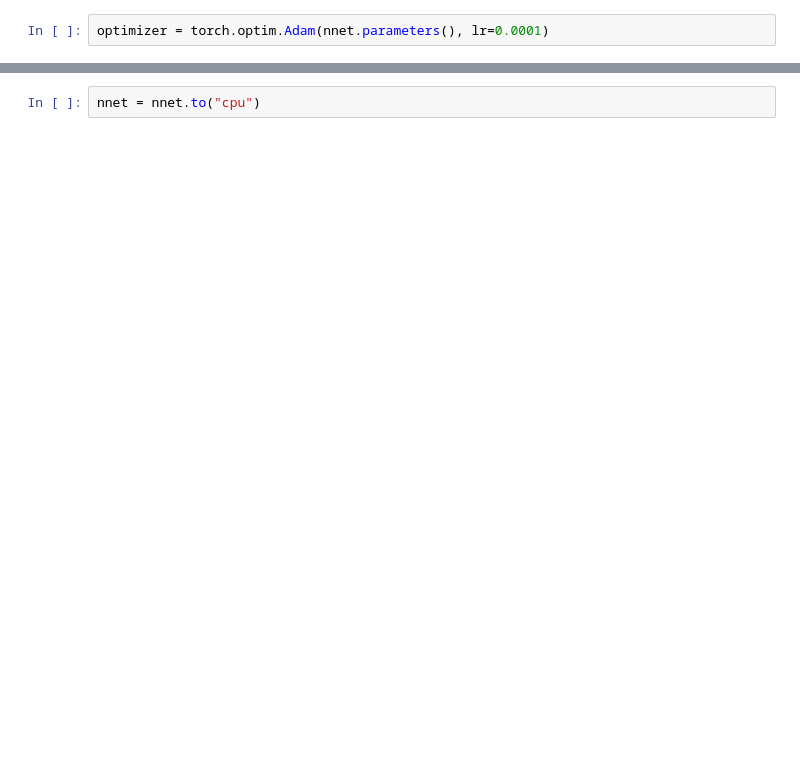
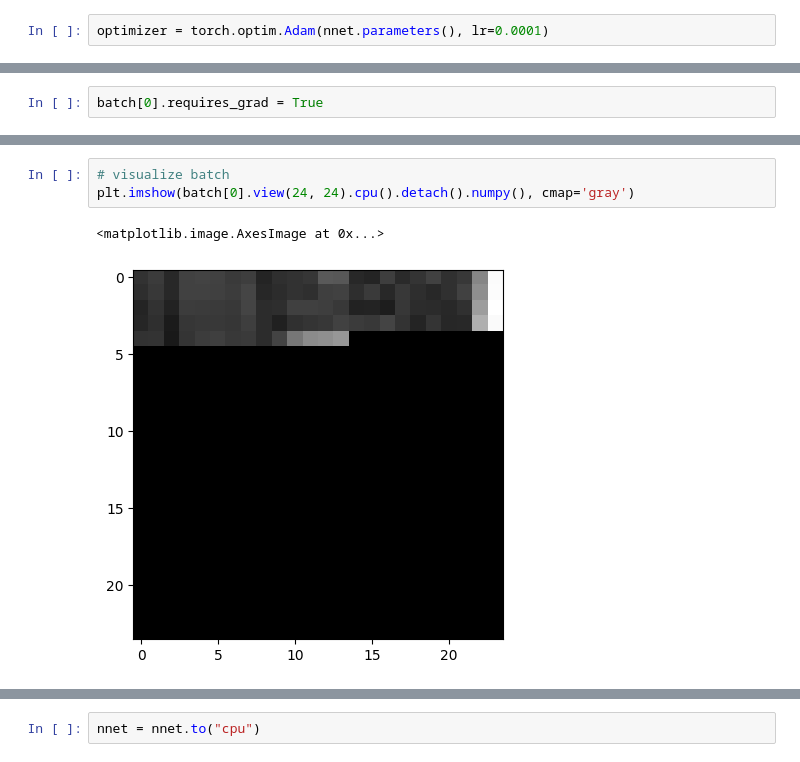
Before and after one commit to bredisrising/ImageGenerators, a Jupyter notebook: autoregressor.ipynb, the cells around one changed output, grey strips where cells are left out. Cells and saved outputs as stored; diff of their text form; blank space fills up the shorter version.

```diff
--- a/autoregressor.ipynb
+++ b/autoregressor.ipynb
@@ -79,0 +80,2 @@ losses = []
+# %%
+batch[0].requires_grad = True
@@ -79,0 +101,6 @@ losses = []
+# %%
+# visualize batch
+plt.imshow(batch[0].view(24, 24).cpu().detach().numpy(), cmap='gray')
+# %% [output]
+<matplotlib.image.AxesImage at 0x...>
+[figure, added]
```
Also changed, not shown: parts of 23 cells of this notebook, 6 other files.
